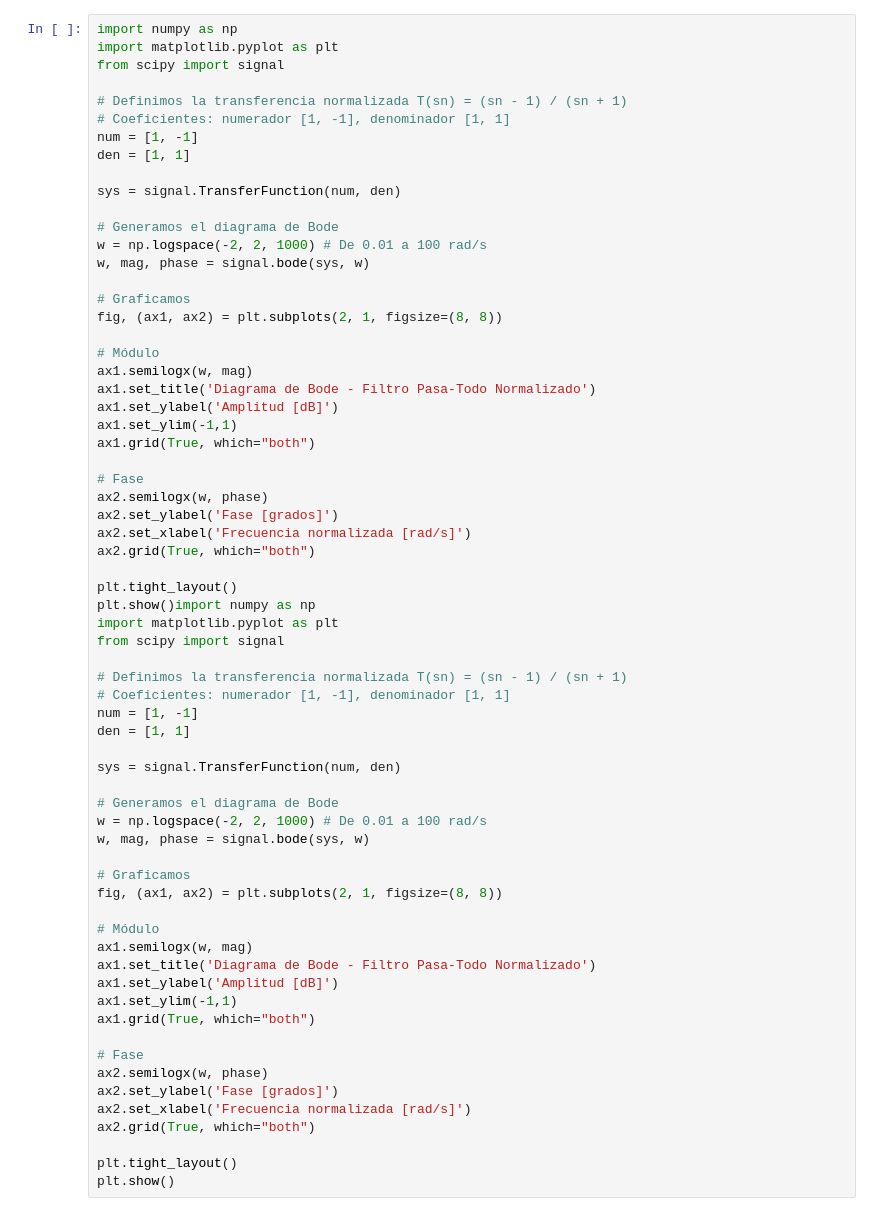
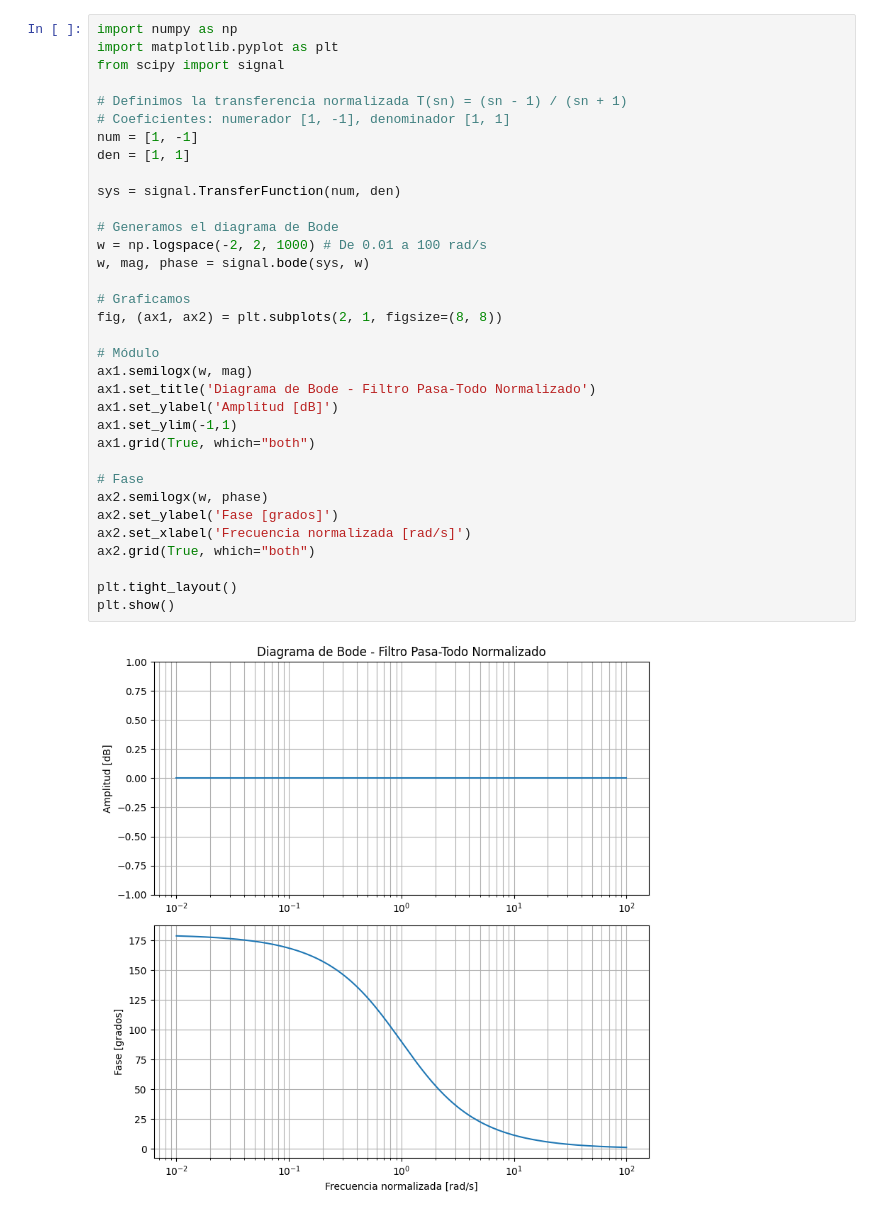
Before and after one commit to juanmaacontreras/teoria-de-circuitos-II, a Jupyter notebook: test01.ipynb, the cells around one changed output. Drawn from its saved outputs; the diff is of its cells as text.

```diff
--- a/test01.ipynb
+++ b/test01.ipynb
@@ -5,62 +5,32 @@ from scipy import signal
 
 # Definimos la transferencia normalizada T(sn) = (sn - 1) / (sn + 1)
 # Coeficientes: numerador [1, -1], denominador [1, 1]
 num = [1, -1]
 den = [1, 1]
 
 sys = signal.TransferFunction(num, den)
 
 # Generamos el diagrama de Bode
 w = np.logspace(-2, 2, 1000) # De 0.01 a 100 rad/s
 w, mag, phase = signal.bode(sys, w)
 
 # Graficamos
 fig, (ax1, ax2) = plt.subplots(2, 1, figsize=(8, 8))
 
 # Módulo
 ax1.semilogx(w, mag)
 ax1.set_title('Diagrama de Bode - Filtro Pasa-Todo Normalizado')
 ax1.set_ylabel('Amplitud [dB]')
 ax1.set_ylim(-1,1)
 ax1.grid(True, which="both")
 
 # Fase
 ax2.semilogx(w, phase)
 ax2.set_ylabel('Fase [grados]')
 ax2.set_xlabel('Frecuencia normalizada [rad/s]')
 ax2.grid(True, which="both")
 
 plt.tight_layout()
-plt.show()import numpy as np
-import matplotlib.pyplot as plt
-from scipy import signal
-
-# Definimos la transferencia normalizada T(sn) = (sn - 1) / (sn + 1)
-# Coeficientes: numerador [1, -1], denominador [1, 1]
-num = [1, -1]
-den = [1, 1]
-
-sys = signal.TransferFunction(num, den)
-
-# Generamos el diagrama de Bode
-w = np.logspace(-2, 2, 1000) # De 0.01 a 100 rad/s
-w, mag, phase = signal.bode(sys, w)
-
-# Graficamos
-fig, (ax1, ax2) = plt.subplots(2, 1, figsize=(8, 8))
-
-# Módulo
-ax1.semilogx(w, mag)
-ax1.set_title('Diagrama de Bode - Filtro Pasa-Todo Normalizado')
-ax1.set_ylabel('Amplitud [dB]')
-ax1.set_ylim(-1,1)
-ax1.grid(True, which="both")
-
-# Fase
-ax2.semilogx(w, phase)
-ax2.set_ylabel('Fase [grados]')
-ax2.set_xlabel('Frecuencia normalizada [rad/s]')
-ax2.grid(True, which="both")
-
-plt.tight_layout()
 plt.show()
+# %% [output]
+[figure, added]
```
